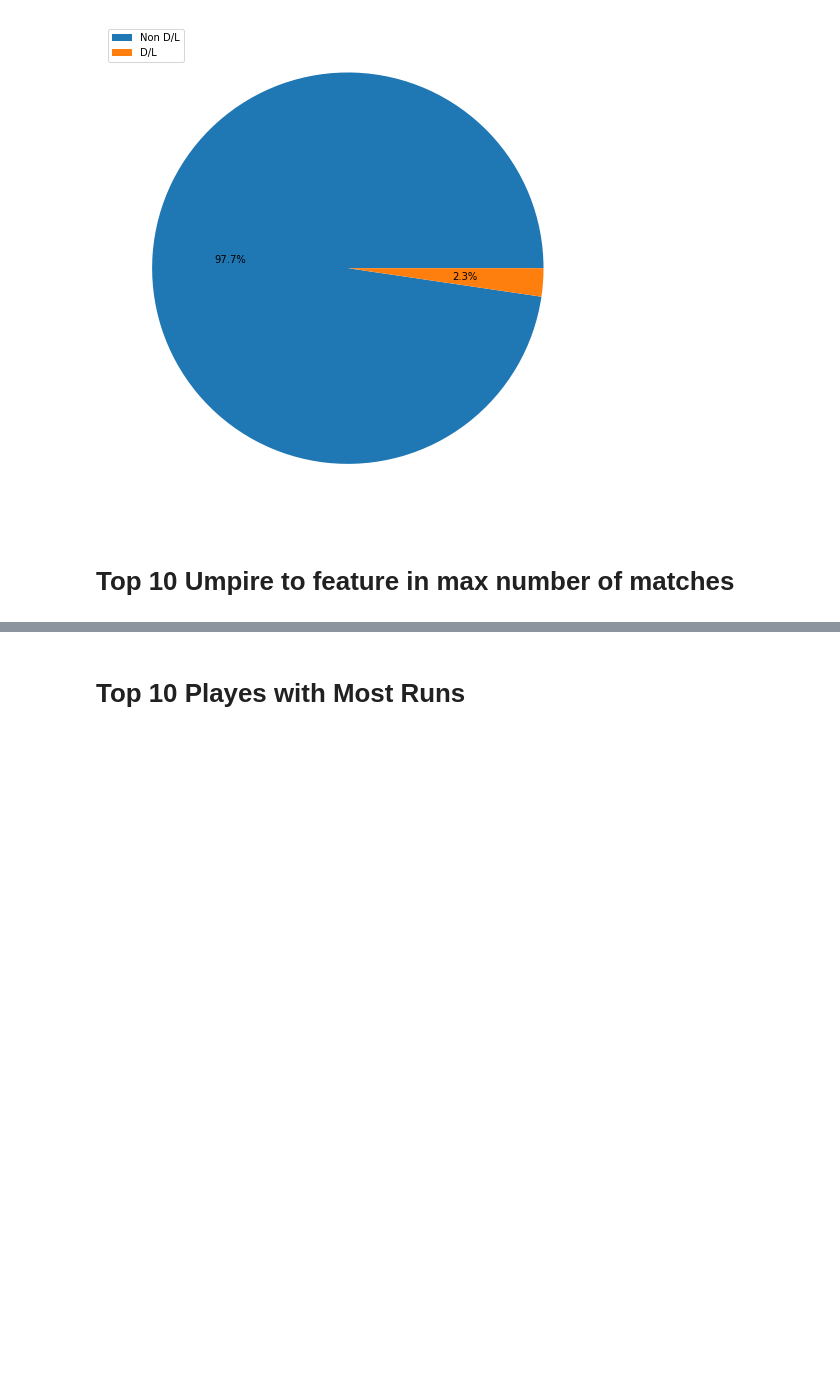
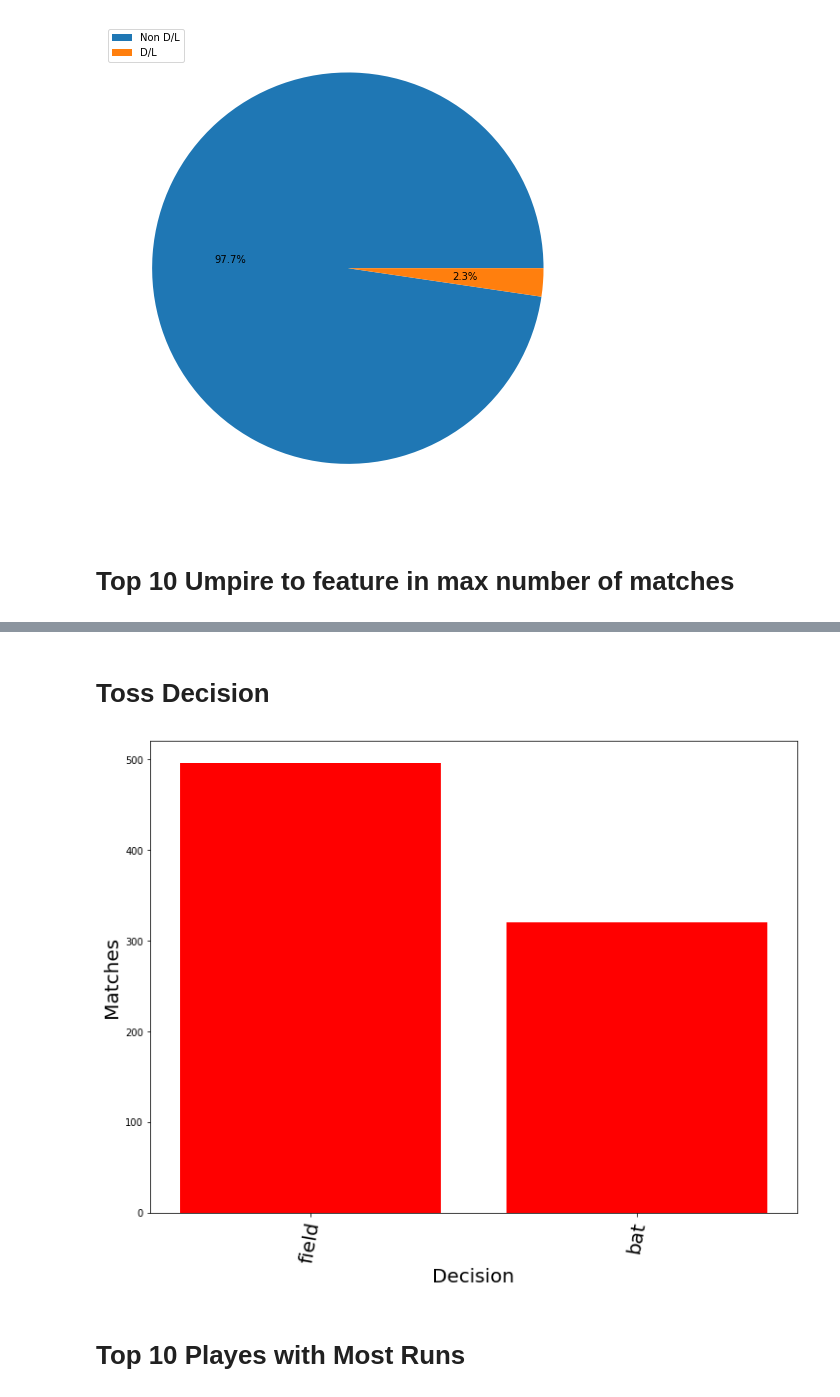
Before and after one commit to subhamyadav580/Data-Analysis-with-IPL-Dataset, a Jupyter notebook: IPL.ipynb, the cells around one changed output, grey strips where cells are left out. Saved outputs shown, nothing was run; the diff lists cells and outputs as text; code cells hidden in the pictures; blank space fills up the shorter version.

```diff
--- a/IPL.ipynb
+++ b/IPL.ipynb
@@ -554,2 +554,16 @@ plt.show()
+# %% [markdown]
+# **Toss Decision**
+# %%
+fig = plt.figure(figsize=(12, 9))
+
+ax = fig.add_subplot()
+plt.bar(range(2), list(matchData.toss_decision.value_counts()), color='red')
+plt.xlabel('Decision', fontsize=20)
+plt.ylabel('Matches', fontsize=20)
+ax.set_xticks(range(2))
+ax.set_xticklabels(list(matchData.toss_decision.value_counts().index), rotation=80, fontsize=20)
+plt.show()
+# %% [output]
+[figure, added]
 # %% [markdown]
 # **Top 10 Playes with Most Runs**
```
Also changed, not shown: parts of 5 cells of this notebook.
